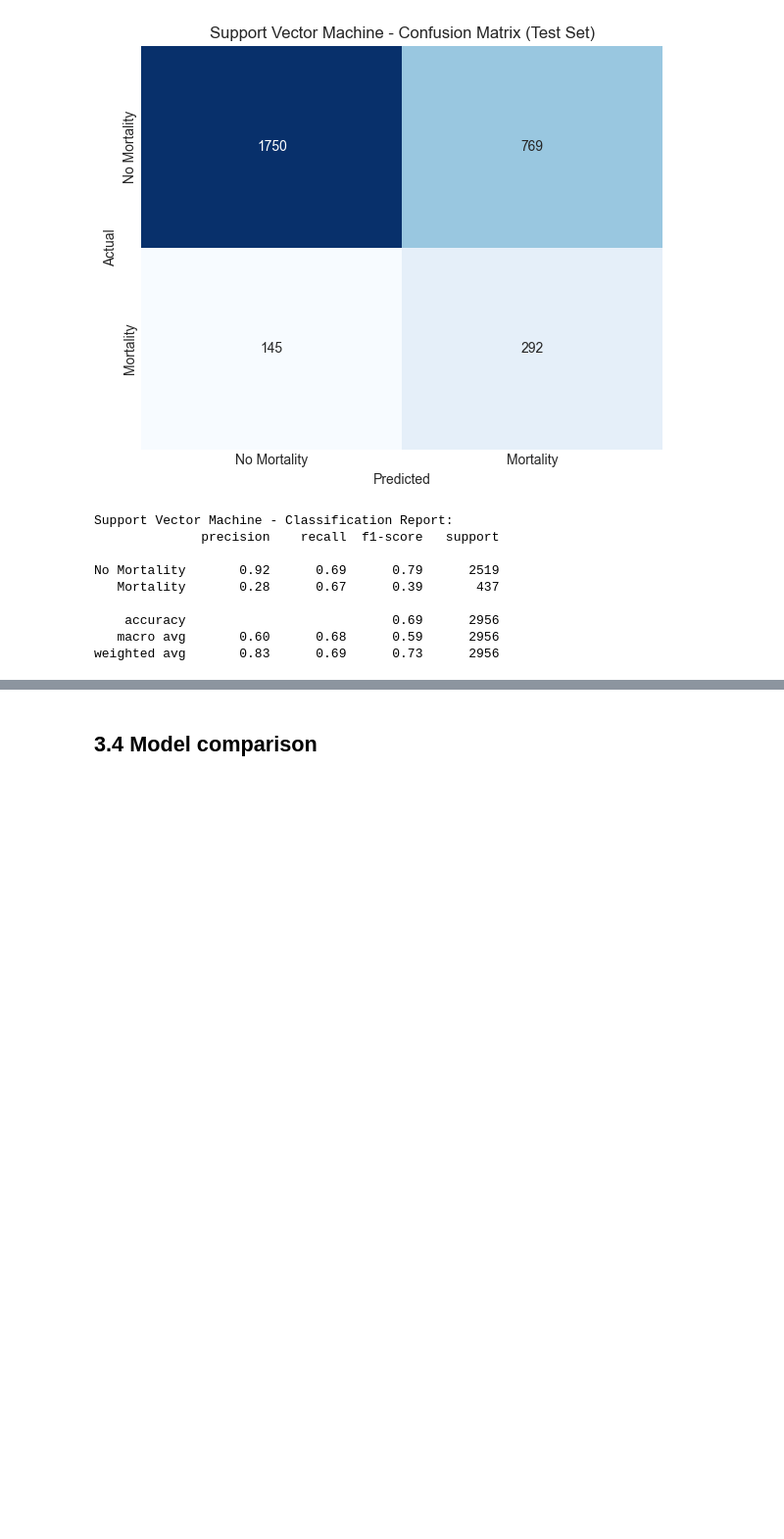
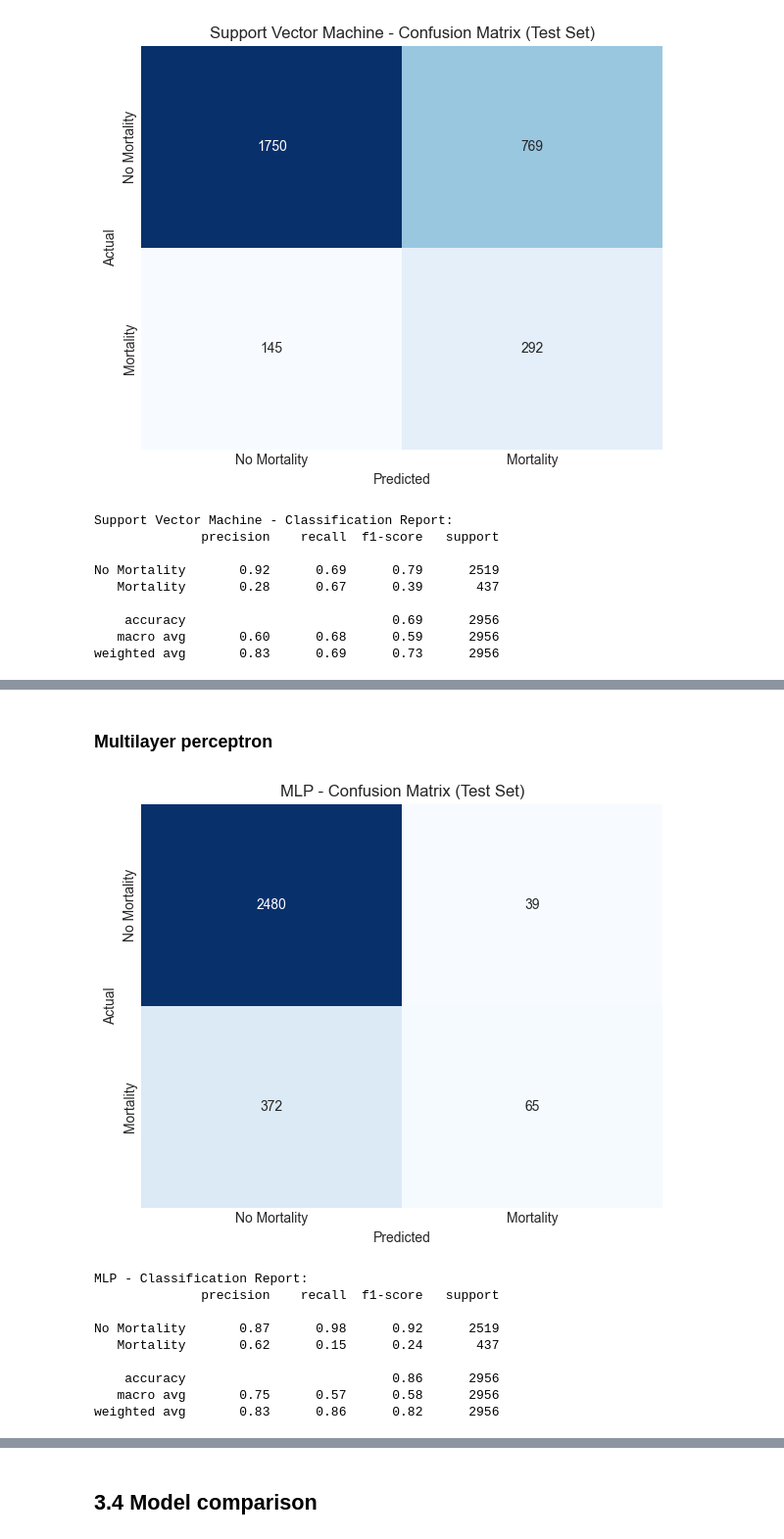
Before and after one commit to uripont/catalan-traffic-accident-analysis, a Jupyter notebook: notebooks/03_model_exploration.ipynb, the cells around one changed output, grey strips where cells are left out. Shown at 98% size. Cells and saved outputs as stored; diff of their text form; code cells hidden in the pictures; blank space fills up the shorter version.

```diff
--- a/notebooks/03_model_exploration.ipynb
+++ b/notebooks/03_model_exploration.ipynb
@@ -457,0 +544,39 @@ weighted avg       0.83      0.69      0.73      2956
+# %% [markdown]
+### Multilayer perceptron
+# %%
+mlp = MLPClassifier(
+    hidden_layer_sizes=(64, 64),
+    max_iter=500,
+    random_state=42,
+    early_stopping=True,
+    validation_fraction=0.1,
+    n_iter_no_change=10
+)
+
+mlp_train_start = time.time()
+mlp.fit(X_train_scaled, y_train)
+mlp_train_time = time.time() - mlp_train_start
+
+mlp_results = evaluate_model(mlp, X_train_scaled, X_val_scaled, X_test_scaled,
+                             y_train, y_val, y_test, 'MLP')
+
+mlp_info = {
+    'model': mlp,
+    'training_time': mlp_train_time,
+    'inference_time': mlp_results['Inference Time (ms/sample)'],
+    'parameters': sum(w.size for w in mlp.coefs_) + sum(b.size for b in mlp.intercepts_),
+    'test_results': mlp_results['Test']
+}
+
+plot_confusion_matrix(mlp, X_test_scaled, y_test, 'MLP')
+# %% [output]
+[figure, added]
+MLP - Classification Report:
+              precision    recall  f1-score   support
+
+No Mortality       0.87      0.98      0.92      2519
+   Mortality       0.62      0.15      0.24       437
+
+    accuracy                           0.86      2956
+   macro avg       0.75      0.57      0.58      2956
+weighted avg       0.83      0.86      0.82      2956
```
Also changed, not shown: parts of 15 cells of this notebook, 1 other file.
